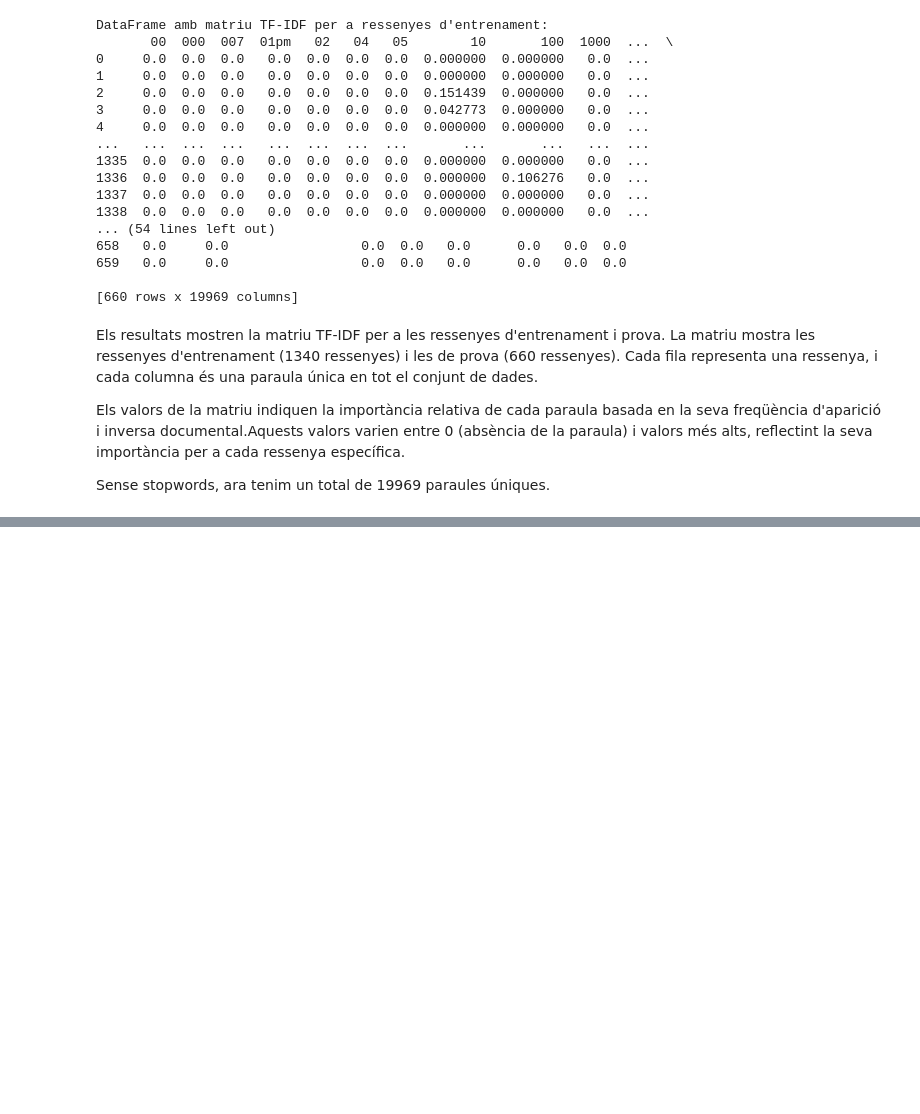
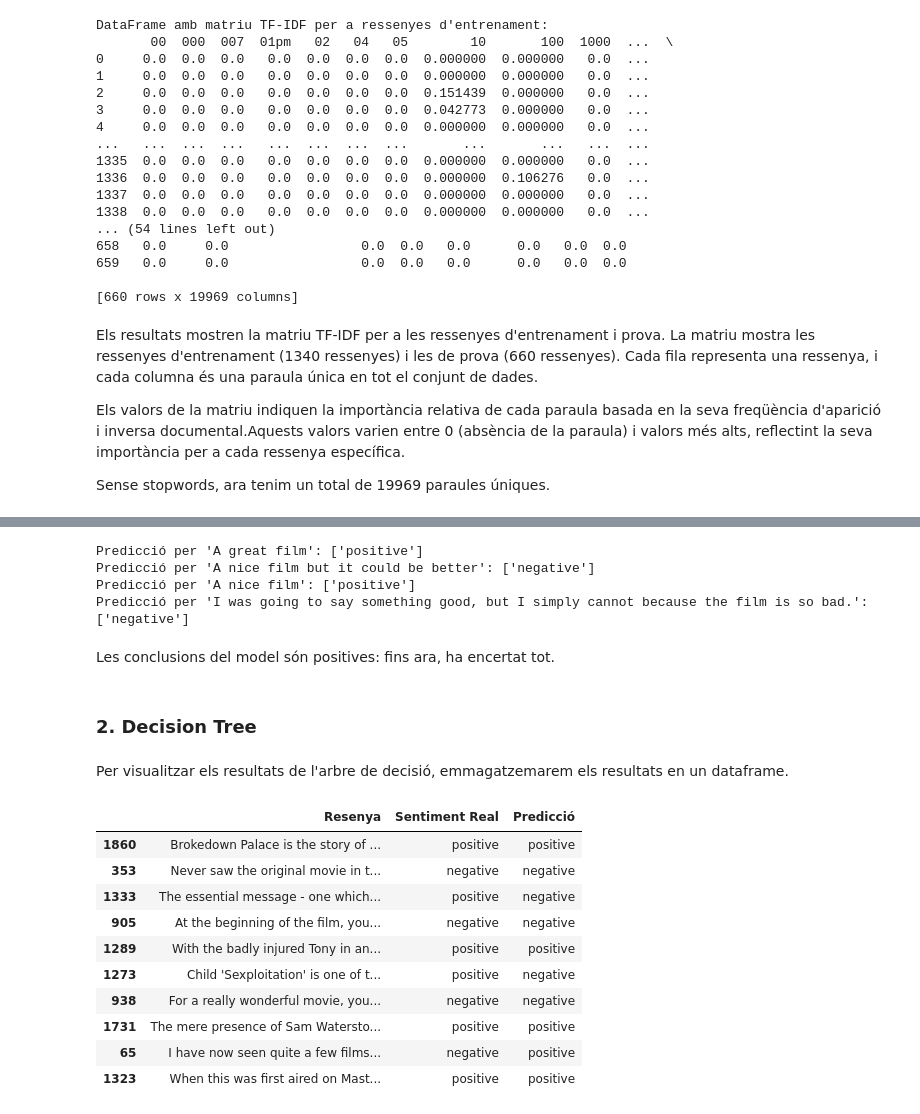
Before and after one commit to edaimon/projecte-final-it-academy, a Jupyter notebook: Projecte_Final_EDJ.ipynb, the cells around one changed output, grey strips where cells are left out. Drawn from its saved outputs; the diff is of its cells as text; code cells hidden in the pictures; blank space fills up the shorter version.

```diff
--- a/Projecte_Final_EDJ.ipynb
+++ b/Projecte_Final_EDJ.ipynb
@@ -388,0 +448,8 @@ print(len(unique_words))
+# %%
+from sklearn.svm import SVC
+
+# Creem una instància del classificador SVM amb el nucli lineal
+svc = SVC(kernel='linear')
+
+# Entrenem el model SVM utilitzant les dades d'entrenament
+svc.fit(train_x_tfidf, train_y)
@@ -388,0 +460,54 @@ print(len(unique_words))
+# %%
+# Prediccions utilitzant el model SVM entrenat
+prediction_1 = svc.predict(tfidf_vectorizer.transform(['A great film']))
+prediction_2 = svc.predict(tfidf_vectorizer.transform(['A nice film but it could be better']))
+prediction_3 = svc.predict(tfidf_vectorizer.transform(['A nice film']))
+prediction_4 = svc.predict(tfidf_vectorizer.transform(['I was going to say something good, but I simply cannot because the movie is so bad.']))
+
+# Mostrem les prediccions
+print("Predicció per 'A great film':", prediction_1)
+print("Predicció per 'A nice film but it could be better':", prediction_2)
+print("Predicció per 'A nice film':", prediction_3)
+print("Predicció per 'I was going to say something good, but I simply cannot because the film is so bad.':", prediction_4)
+# %% [output]
+Predicció per 'A great film': ['positive']
+Predicció per 'A nice film but it could be better': ['negative']
+Predicció per 'A nice film': ['positive']
+Predicció per 'I was going to say something good, but I simply cannot because the film is so bad.': ['negative']
+# %% [markdown]
+Les conclusions del model són positives: fins ara, ha encertat tot.
+# %% [markdown]
+### 2. Decision Tree
+# %%
+from sklearn.tree import DecisionTreeClassifier
+
+# Creem una instància del classificador d'arbres de decisió
+dec_tree = DecisionTreeClassifier()
+
+# Entrenem el model amb les dades d'entrenament
+dec_tree.fit(train_x_vector, train_y)
+
+# Fes la predicció amb el model per a noves dades
+prediction_dec_tree = dec_tree.predict(test_x_vector)
+# %% [markdown]
+Per visualitzar els resultats de l'arbre de decisió, emmagatzemarem els resultats en un dataframe.
+# %%
+df_predictions_dec_tree = pd.DataFrame({
+    'Resenya': test_x,  # Les ressenyes originals
+    'Sentiment Real': test_y,  # Els sentiments reals
+    'Predicció': prediction_dec_tree  # Les prediccions del Decision Tree Classifier
+})
+pd.options.display.max_colwidth = 270
+df_predictions_dec_tree.head(10)
+# %% [output]
+|  | Resenya | Sentiment Real | Predicció |
+| 1860 | Brokedown Palace is the story of ... | positive | positive |
+| 353 | Never saw the original movie in t... | negative | negative |
+| 1333 | The essential message - one which... | positive | negative |
+| 905 | At the beginning of the film, you... | negative | negative |
+| 1289 | With the badly injured Tony in an... | positive | positive |
+| 1273 | Child 'Sexploitation' is one of t... | positive | negative |
+| 938 | For a really wonderful movie, you... | negative | negative |
+| 1731 | The mere presence of Sam Watersto... | positive | positive |
+| 65 | I have now seen quite a few films... | negative | positive |
+| 1323 | When this was first aired on Mast... | positive | positive |
```
Also changed, not shown: parts of 24 cells of this notebook.
